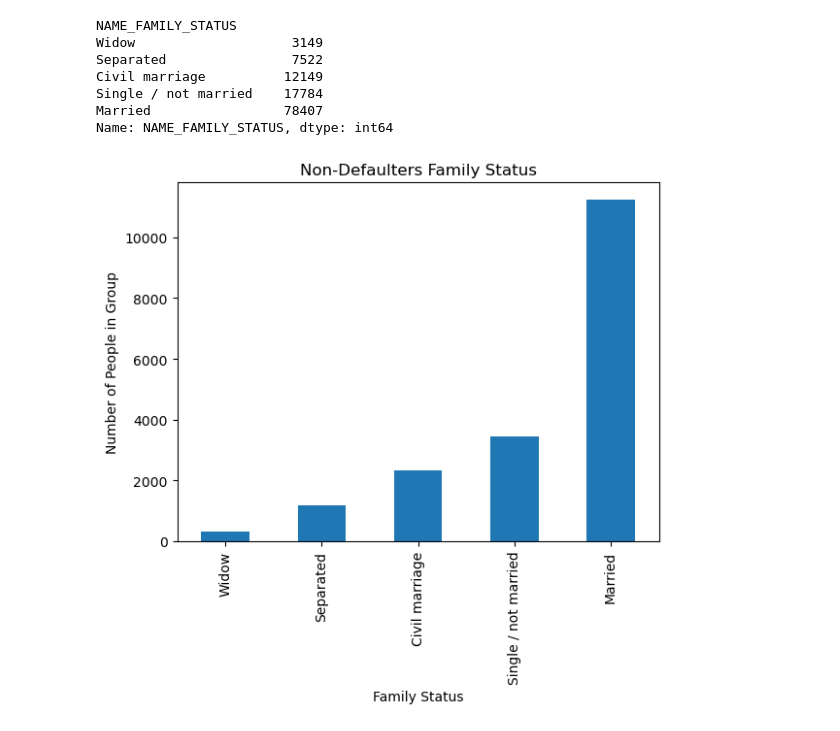
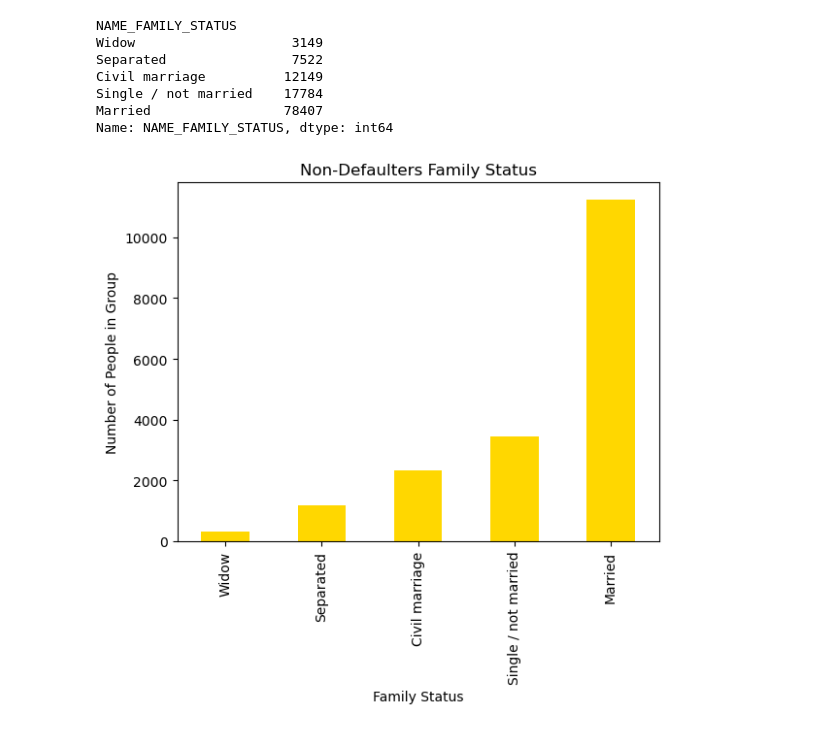
Before and after one commit to rwoodill/credit-card-defaulter-analysis, a Jupyter notebook: main-Rachel.ipynb, the cells around one changed output. Drawn from its saved outputs; the diff is of its cells as text; code cells hidden in the pictures.

Commit message:
adding comments and changing colours of graphs

```diff
--- a/main-Rachel.ipynb
+++ b/main-Rachel.ipynb
@@ -171,10 +201,13 @@ Single / not married    17784
 Married                 78407
 Name: NAME_FAMILY_STATUS, dtype: int64
 # %%
-bar_fam_stat_n = fam_stat_d.plot(kind="bar")
+# Create bar graph of the family status for defualters
+bar_fam_stat_n = fam_stat_d.plot(kind="bar", color="gold")
 bar_fam_stat_n.set_title("Non-Defaulters Family Status")
 bar_fam_stat_n.set_xlabel("Family Status")
 bar_fam_stat_n.set_ylabel("Number of People in Group")
+# Save Figure for use later
+plt.savefig("output_data\FamilyStatus-NonDefaulters")
 plt.show()
 # %% [output]
-[figure, old version]
+[figure, new version]
```
Also changed, not shown: parts of 29 cells of this notebook, 4 other files.
